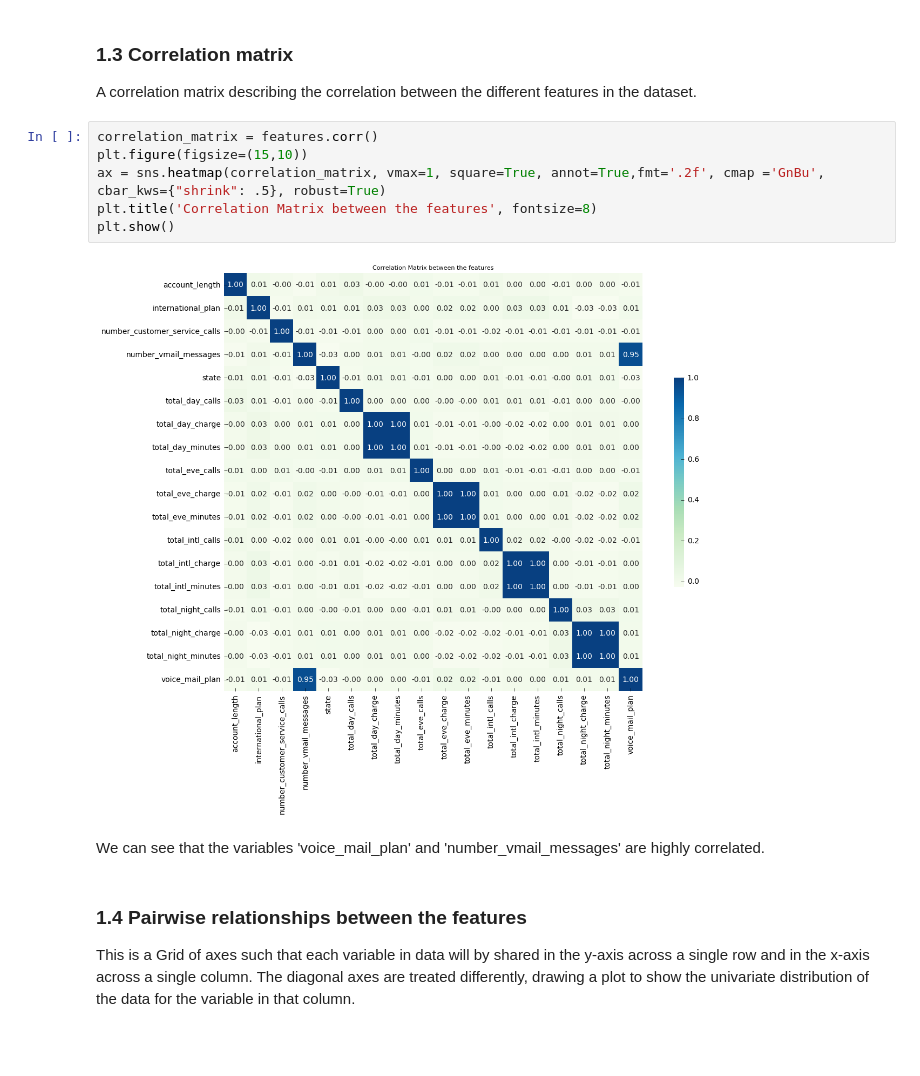
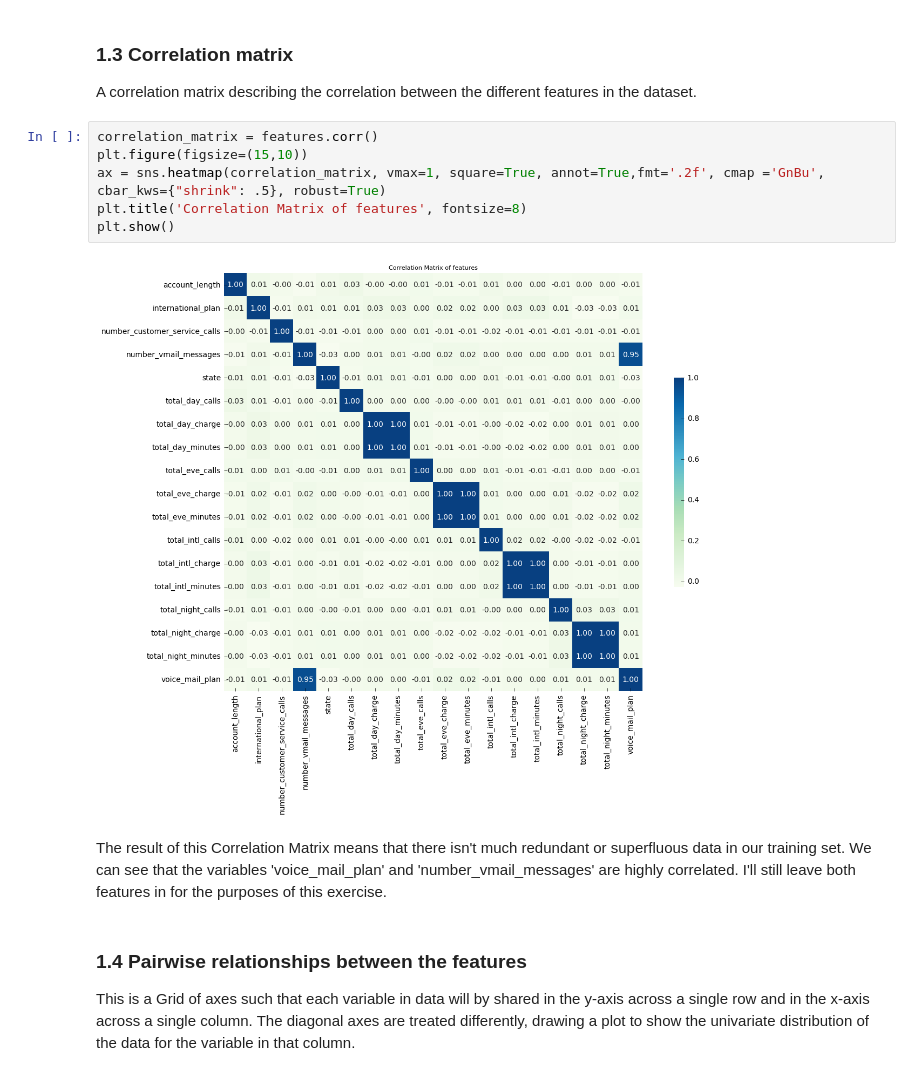
Before and after one commit to thaiseq/ChurnAnalysis, a Jupyter notebook: Telecom Data Churn Analysis.ipynb, the cells around one changed output. Cells and saved outputs as stored; diff of their text form; blank space fills up the shorter version.

```diff
--- a/Telecom Data Churn Analysis.ipynb
+++ b/Telecom Data Churn Analysis.ipynb
@@ -75,13 +75,13 @@ A correlation matrix describing the correlation between the different features i
 # %%
 correlation_matrix = features.corr()
 plt.figure(figsize=(15,10))
 ax = sns.heatmap(correlation_matrix, vmax=1, square=True, annot=True,fmt='.2f', cmap ='GnBu', cbar_kws={"shrink": .5}, robust=True)
-plt.title('Correlation Matrix between the features', fontsize=8)
+plt.title('Correlation Matrix of features', fontsize=8)
 plt.show()
 # %% [output]
-[figure, old version]
+[figure, new version]
-# %% [markdown]
-We can see that the variables 'voice_mail_plan' and 'number_vmail_messages' are highly correlated.
+# %% [markdown]
+The result of this Correlation Matrix means that there isn't much redundant or superfluous data in our training set. We can see that the variables 'voice_mail_plan' and 'number_vmail_messages' are highly correlated. I'll still leave both features in for the purposes of this exercise.
 # %% [markdown]
 ### 1.4 Pairwise relationships between the features
 
```
Also changed, not shown: parts of 4 cells of this notebook.
